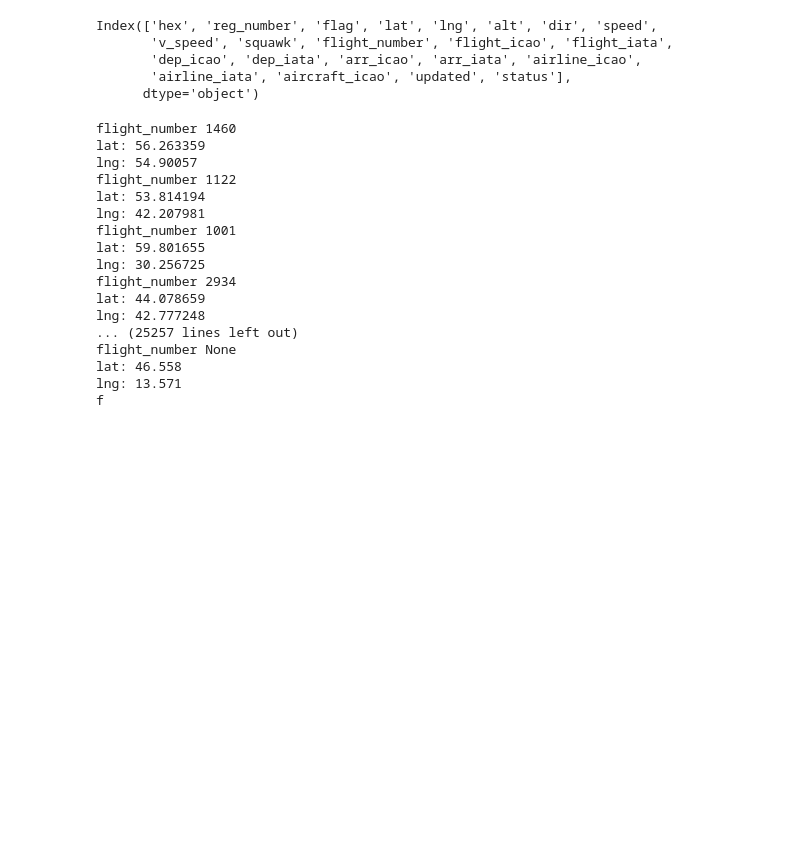
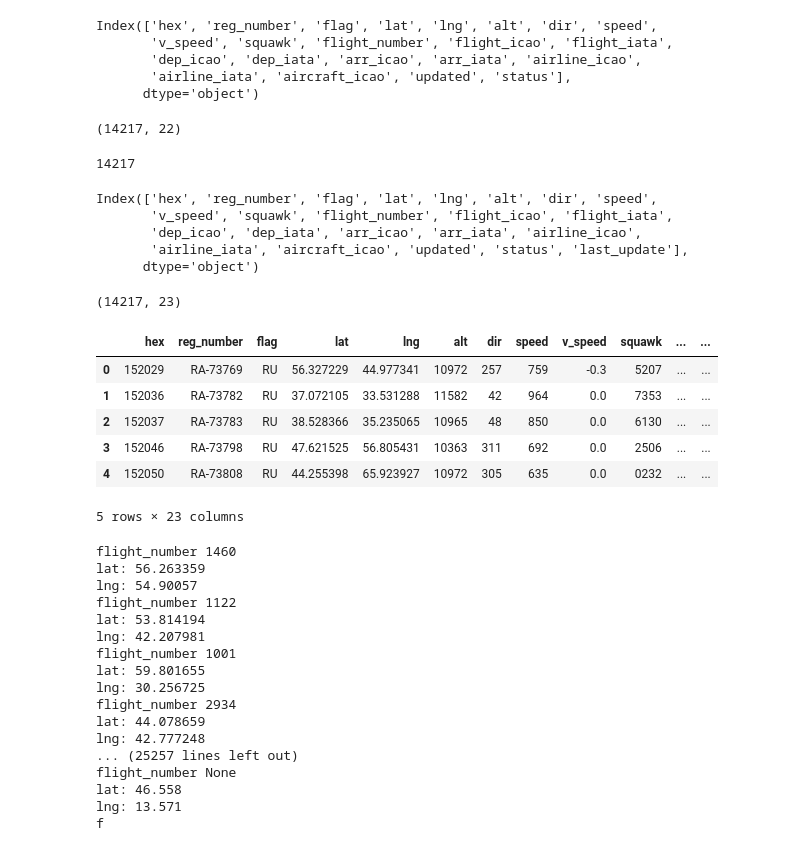
Before and after one commit to mkvph0ch/dst_airlines, a Jupyter notebook: notebooks/get_geoposittions.ipynb, the cells around one changed output. Drawn from its saved outputs; the diff is of its cells as text; code cells hidden in the pictures; blank space fills up the shorter version.

```diff
--- a/notebooks/get_geoposittions.ipynb
+++ b/notebooks/get_geoposittions.ipynb
@@ -31,6 +32,33 @@ Index(['hex', 'reg_number', 'flag', 'lat', 'lng', 'alt', 'dir', 'speed',
        'dep_icao', 'dep_iata', 'arr_icao', 'arr_iata', 'airline_icao',
        'airline_iata', 'aircraft_icao', 'updated', 'status'],
       dtype='object')
+# %%
+df.shape
+# %% [output]
+(14217, 22)
+# %%
+len(14217*[datetime.datetime.now().strftime("%Y-%m-%d %H:%M:%S")])
+# %% [output]
+14217
+# %%
+df["last_update"] = df.shape[0] * [datetime.datetime.now().strftime("%Y-%m-%d %H:%M:%S")]
+display(df.columns)
+print(df.shape)
+display(df.head())
+# %% [output]
+Index(['hex', 'reg_number', 'flag', 'lat', 'lng', 'alt', 'dir', 'speed',
+       'v_speed', 'squawk', 'flight_number', 'flight_icao', 'flight_iata',
+       'dep_icao', 'dep_iata', 'arr_icao', 'arr_iata', 'airline_icao',
+       'airline_iata', 'aircraft_icao', 'updated', 'status', 'last_update'],
+      dtype='object')
+(14217, 23)
+|  | hex | reg_number | flag | lat | lng | alt | dir | speed | v_speed | squawk | ... | ... |
+| 0 | 152029 | RA-73769 | RU | 56.327229 | 44.977341 | 10972 | 257 | 759 | -0.3 | 5207 | ... | ... |
+| 1 | 152036 | RA-73782 | RU | 37.072105 | 33.531288 | 11582 | 42 | 964 | 0.0 | 7353 | ... | ... |
+| 2 | 152037 | RA-73783 | RU | 38.528366 | 35.235065 | 10965 | 48 | 850 | 0.0 | 6130 | ... | ... |
+| 3 | 152046 | RA-73798 | RU | 47.621525 | 56.805431 | 10363 | 311 | 692 | 0.0 | 2506 | ... | ... |
+| 4 | 152050 | RA-73808 | RU | 44.255398 | 65.923927 | 10972 | 305 | 635 | 0.0 | 0232 | ... | ... |
+5 rows × 23 columns
 # %%
 for flight in resp_list:
     print("flight_number", flight.get('flight_number'))
```
Also changed, not shown: parts of 2 cells of this notebook, 1 other file.
